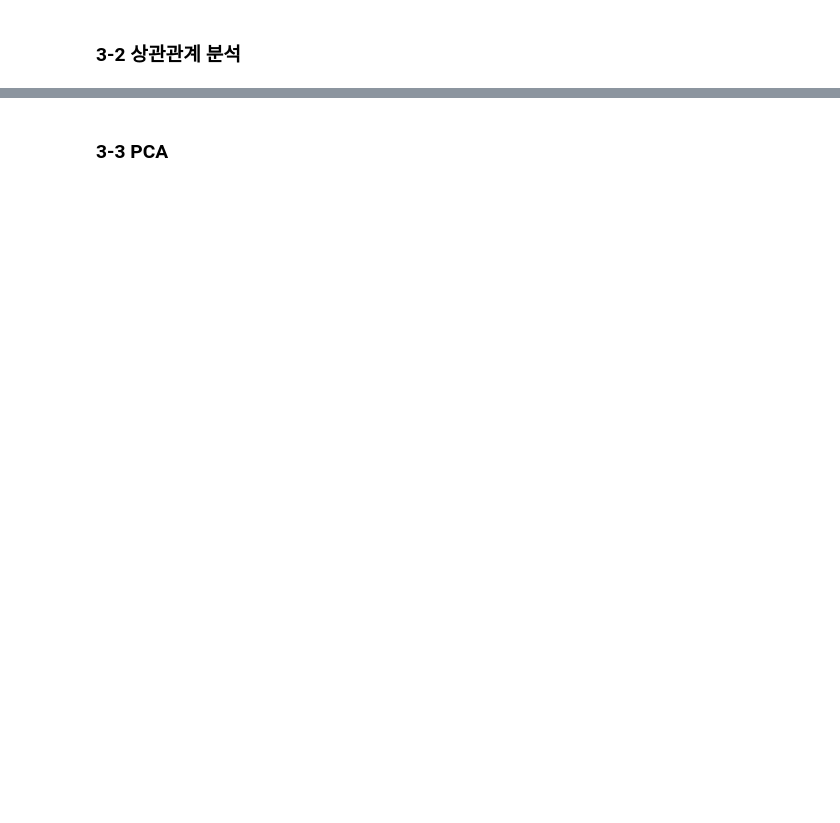
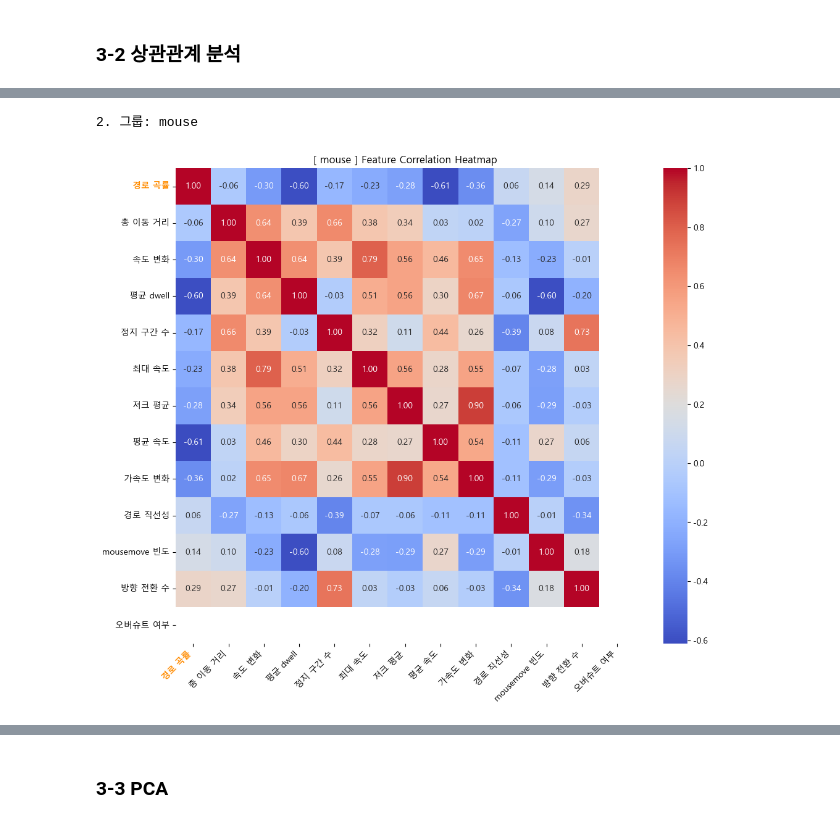
Before and after one commit to Tickle-ticket/Tickle, a Jupyter notebook: services/ai/train/EDA/eda_gyeom.ipynb, the cells around one changed output, grey strips where cells are left out. Saved outputs shown, nothing was run; the diff lists cells and outputs as text; code cells hidden in the pictures; blank space fills up the shorter version.

```diff
--- a/services/ai/train/EDA/eda_gyeom.ipynb
+++ b/services/ai/train/EDA/eda_gyeom.ipynb
@@ -610,0 +772,6 @@ display(high_corr_df)
+# %%
+print("\n2. 그룹:", groups[1])
+draw_heatmap(groups[1], [f for f in features_list[1] if f in USABLE_FEATURES])
+# %% [output]
+2. 그룹: mouse
+[figure, added]
```
Also changed, not shown: parts of 62 cells of this notebook.
